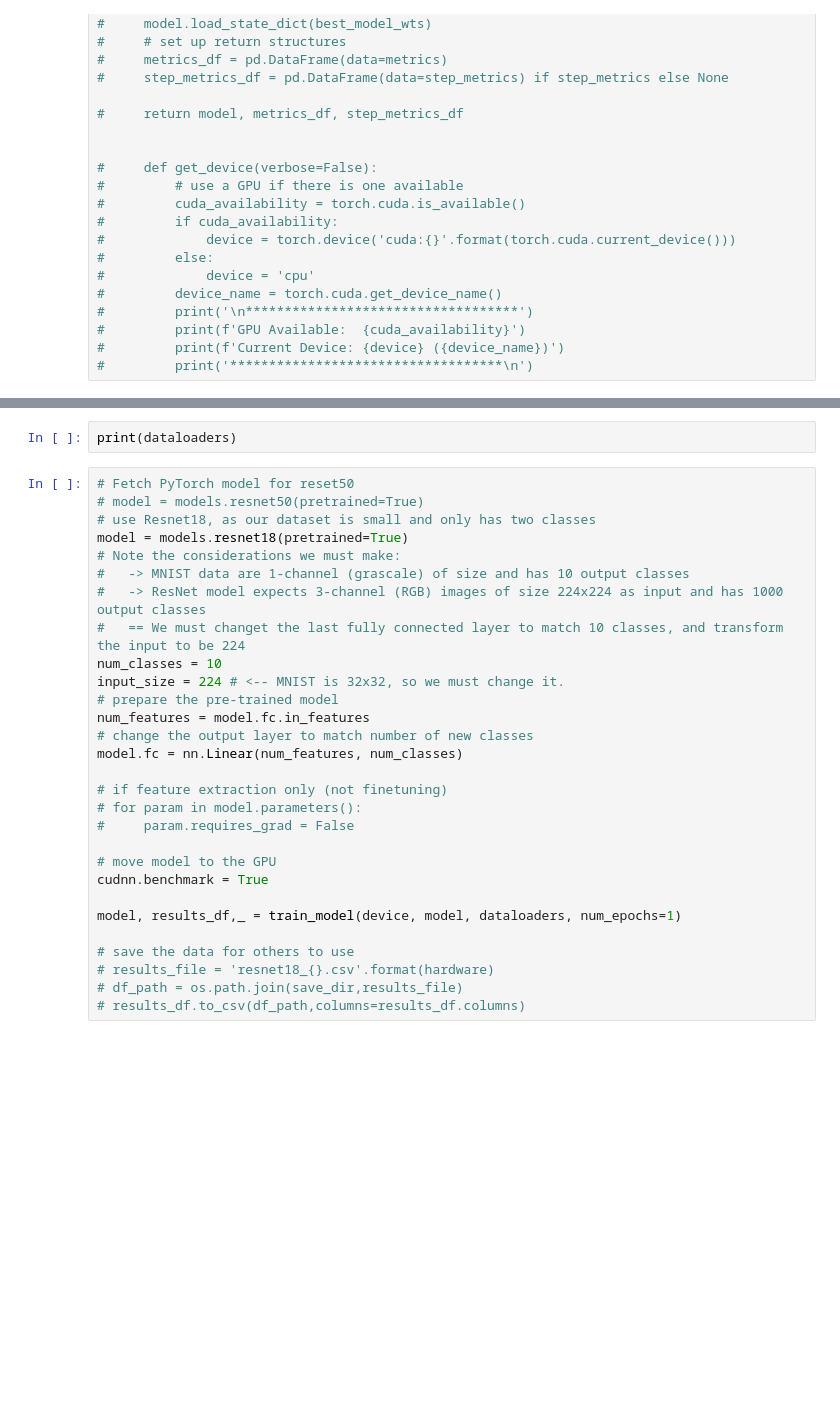
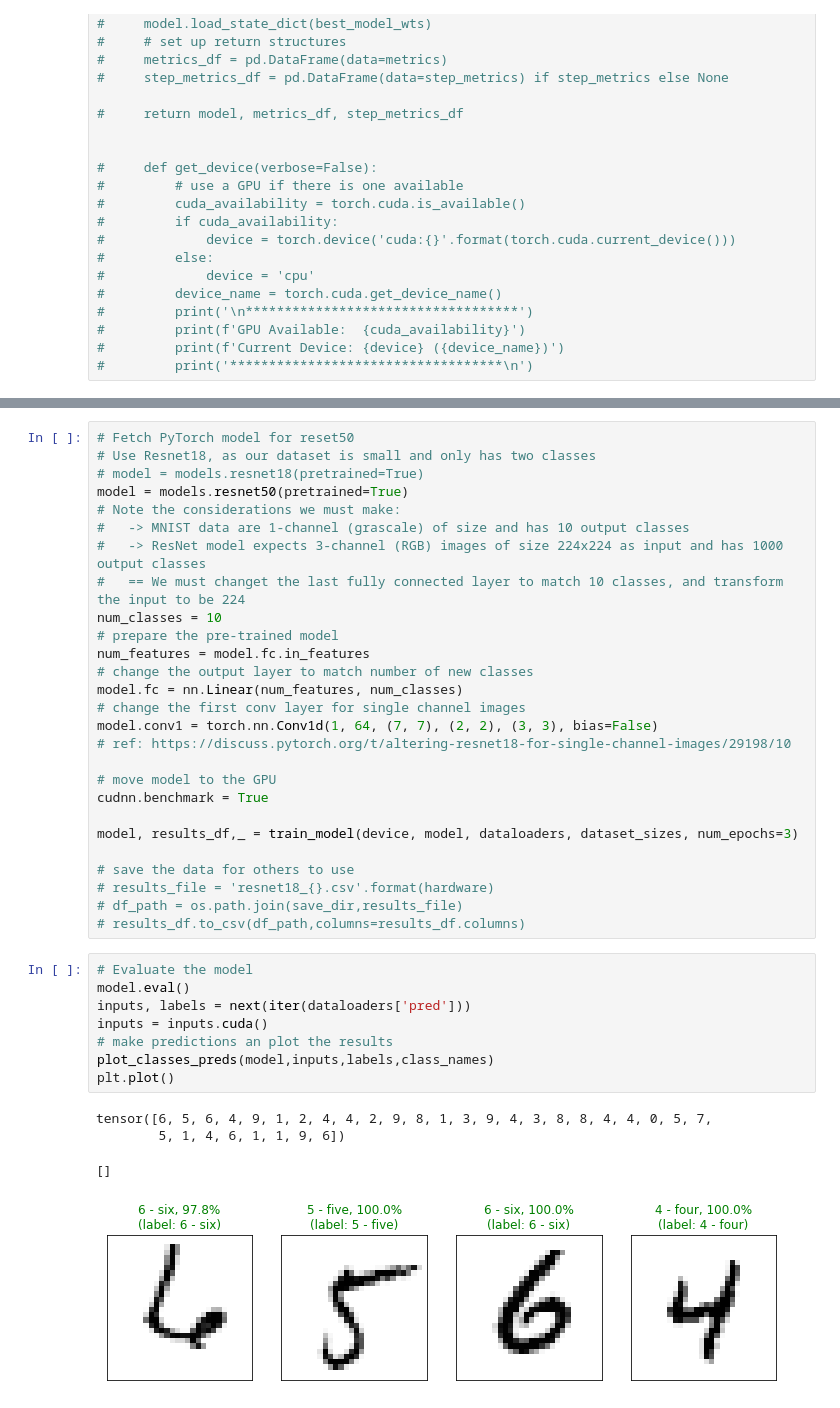
Before and after one commit to christnp/e6998-project, a Jupyter notebook: src/baseline/baseline.ipynb, the cells around one changed output, grey strips where cells are left out. Drawn from its saved outputs; the diff is of its cells as text; blank space fills up the shorter version.

Commit message:
updated common functions; baseline model mostly there

```diff
--- a/src/baseline/baseline.ipynb
+++ b/src/baseline/baseline.ipynb
@@ -312,31 +300,40 @@ plt.show()
-# %%
-print(dataloaders)
 # %%
 # Fetch PyTorch model for reset50
-# model = models.resnet50(pretrained=True)
-# use Resnet18, as our dataset is small and only has two classes
-model = models.resnet18(pretrained=True)
+# Use Resnet18, as our dataset is small and only has two classes
+# model = models.resnet18(pretrained=True)
+model = models.resnet50(pretrained=True)
 # Note the considerations we must make:
 #   -> MNIST data are 1-channel (grascale) of size and has 10 output classes
 #   -> ResNet model expects 3-channel (RGB) images of size 224x224 as input and has 1000 output classes
 #   == We must changet the last fully connected layer to match 10 classes, and transform the input to be 224
 num_classes = 10
-input_size = 224 # <-- MNIST is 32x32, so we must change it.
 # prepare the pre-trained model
 num_features = model.fc.in_features
 # change the output layer to match number of new classes
 model.fc = nn.Linear(num_features, num_classes)
-
-# if feature extraction only (not finetuning)
-# for param in model.parameters():
-#     param.requires_grad = False
+# change the first conv layer for single channel images
+model.conv1 = torch.nn.Conv1d(1, 64, (7, 7), (2, 2), (3, 3), bias=False)
+# ref: https://discuss.pytorch.org/t/altering-resnet18-for-single-channel-images/29198/10
 
 # move model to the GPU
 cudnn.benchmark = True
 
-model, results_df,_ = train_model(device, model, dataloaders, num_epochs=1)
+model, results_df,_ = train_model(device, model, dataloaders, dataset_sizes, num_epochs=3)
 
 # save the data for others to use
 # results_file = 'resnet18_{}.csv'.format(hardware)
 # df_path = os.path.join(save_dir,results_file)
 # results_df.to_csv(df_path,columns=results_df.columns)
+# %%
+# Evaluate the model
+model.eval()
+inputs, labels = next(iter(dataloaders['pred']))
+inputs = inputs.cuda()
+# make predictions an plot the results
+plot_classes_preds(model,inputs,labels,class_names)
+plt.plot()
+# %% [output]
+tensor([6, 5, 6, 4, 9, 1, 2, 4, 4, 2, 9, 8, 1, 3, 9, 4, 3, 8, 8, 4, 4, 0, 5, 7,
+        5, 1, 4, 6, 1, 1, 9, 6])
+[]
+[figure, added]
```
Also changed, not shown: parts of 4 cells of this notebook, 3 other files.
